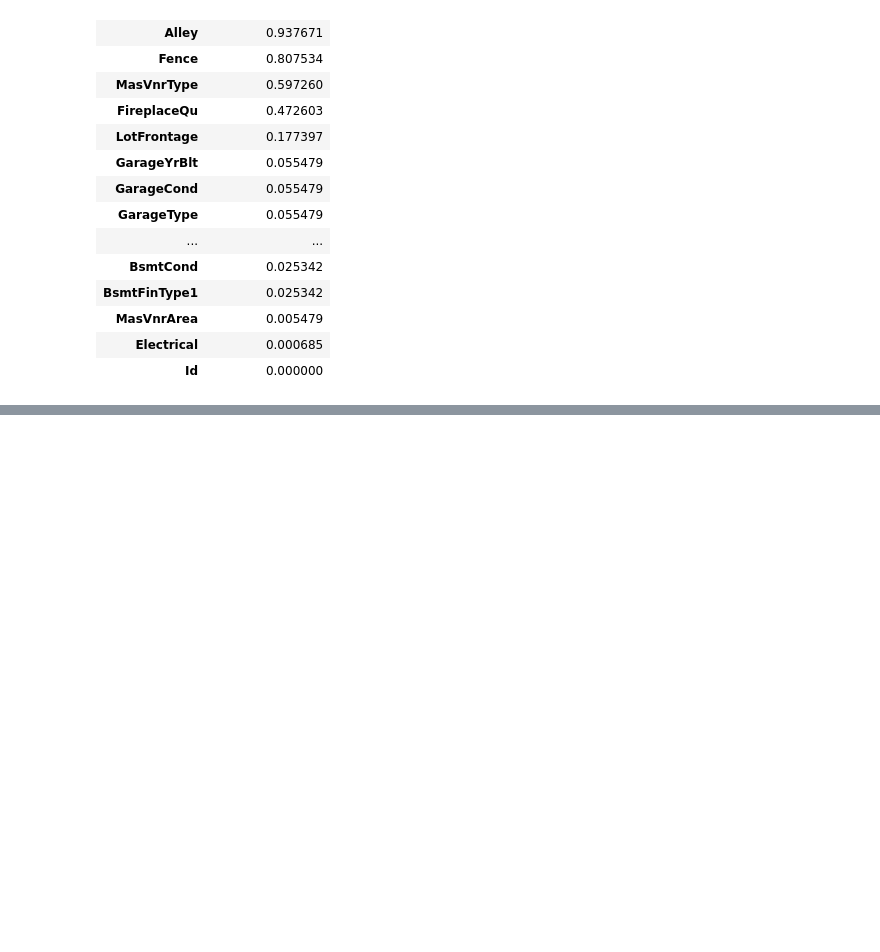
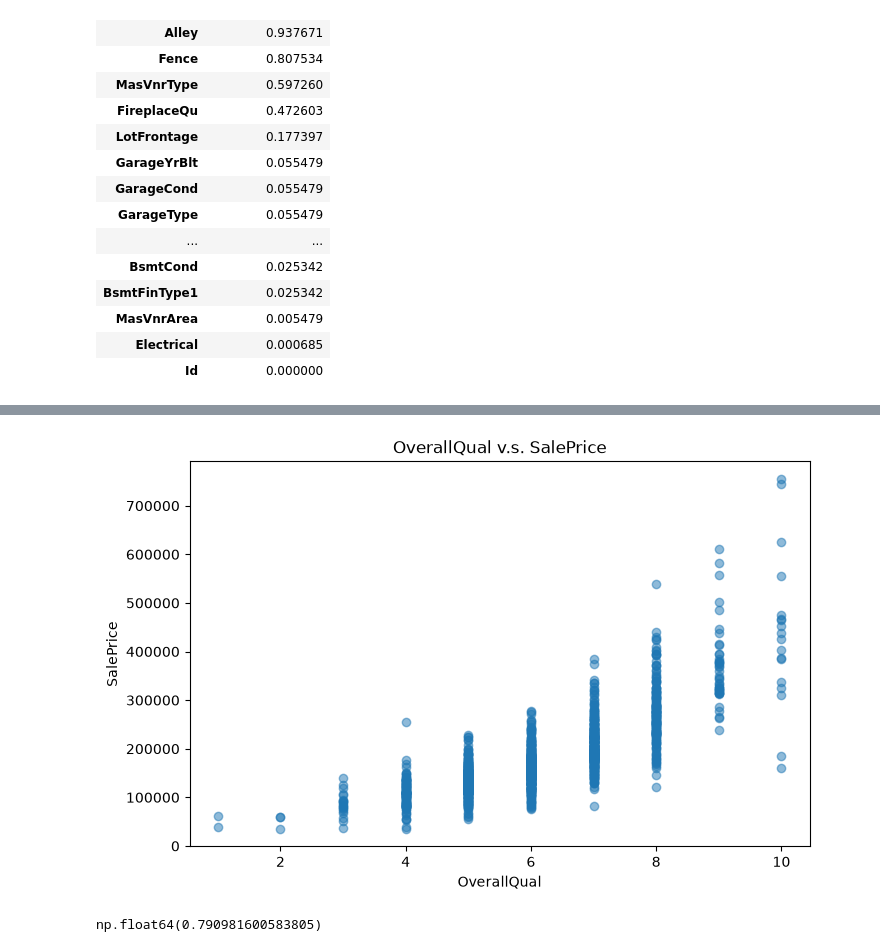
Before and after one commit to ZengruiHan/House-Prices---Advanced-Regression-Techniques, a Jupyter notebook: notebooks/01_data_exploration.ipynb, the cells around one changed output, grey strips where cells are left out. Saved outputs shown, nothing was run; the diff lists cells and outputs as text; code cells hidden in the pictures; blank space fills up the shorter version.

```diff
--- a/notebooks/01_data_exploration.ipynb
+++ b/notebooks/01_data_exploration.ipynb
@@ -59,0 +91,18 @@ missing_summary.head(20)
+# %%
+plt.figure(figsize=(8,5))
+
+plt.scatter(
+    train["OverallQual"],
+    train["SalePrice"],
+    alpha = 0.5
+    )
+
+plt.xlabel("OverallQual")
+plt.ylabel("SalePrice")
+plt.title("OverallQual v.s. SalePrice")
+plt.show()
+
+train["OverallQual"].corr(train["SalePrice"])
+# %% [output]
+[figure, added]
+np.float64(0.790981600583805)
```
Also changed, not shown: parts of 6 cells of this notebook, 2 other files.
